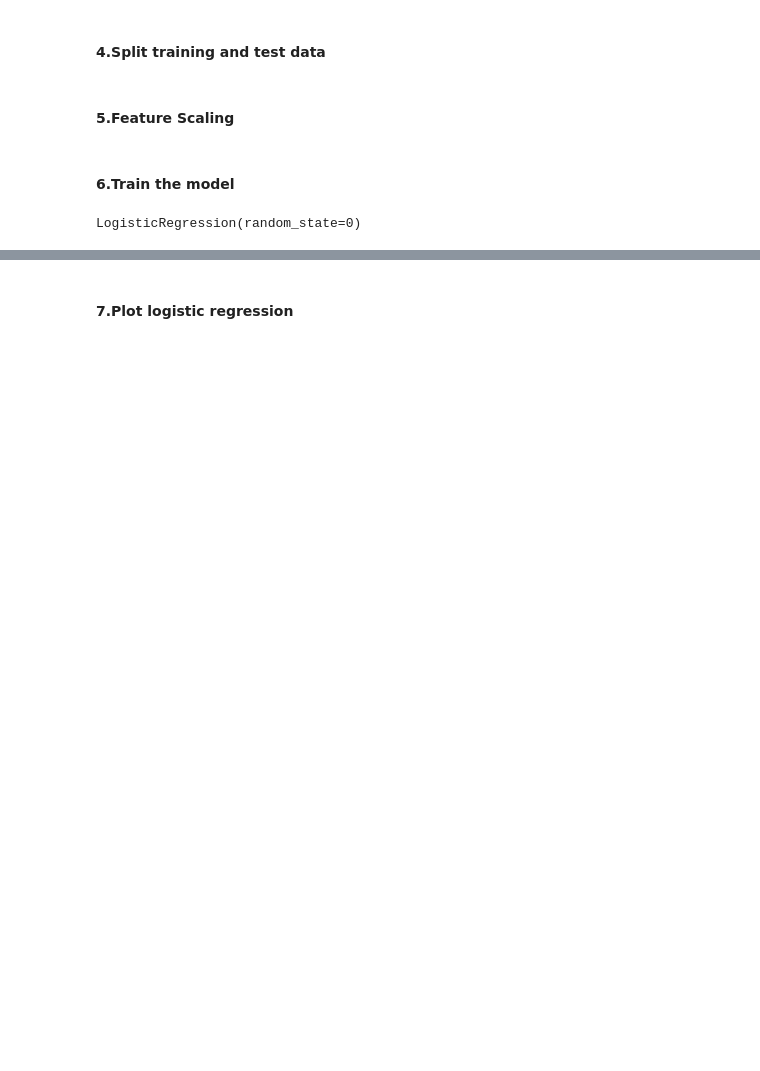
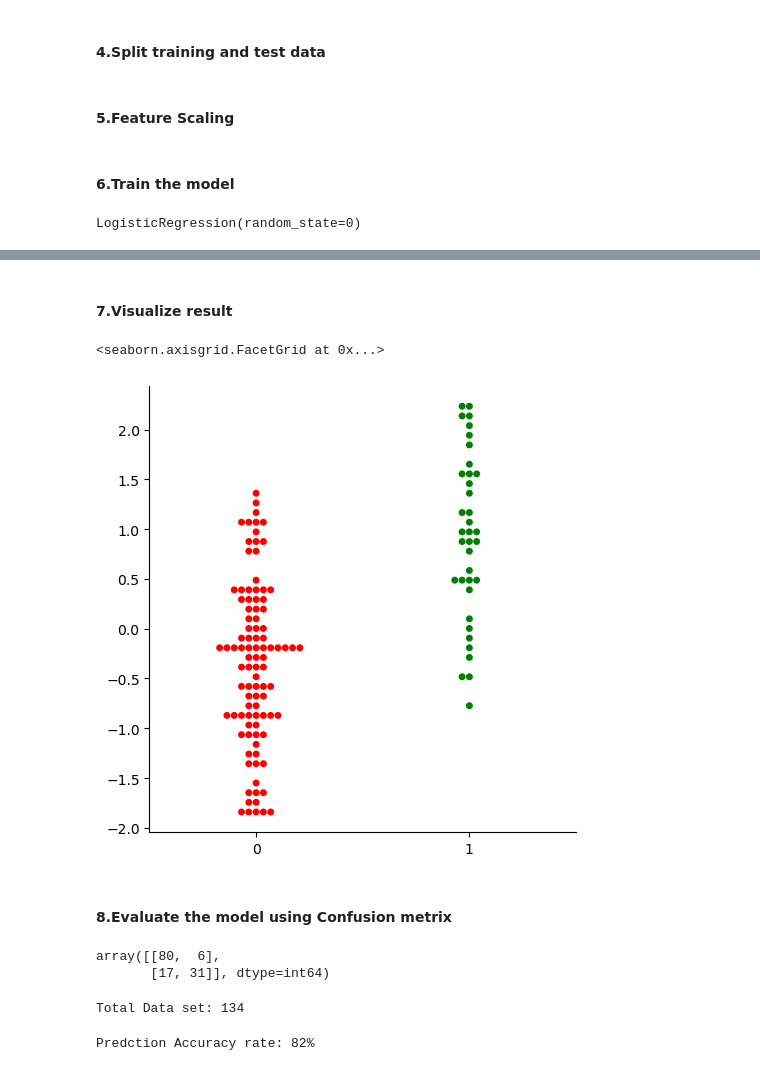
Before and after one commit to ranjanpadhi1/machine-learning, a Jupyter notebook: 2.Logistic Regression (Classfication).ipynb, the cells around one changed output, grey strips where cells are left out. Saved outputs shown, nothing was run; the diff lists cells and outputs as text; code cells hidden in the pictures; blank space fills up the shorter version.

```diff
--- a/2.Logistic Regression (Classfication).ipynb
+++ b/2.Logistic Regression (Classfication).ipynb
@@ -97,3 +81,27 @@ array([0, 0, 0, 0, 0, 1, 1, 0, 1, 1, 1, 1, 0, 0, 0, 0, 0, 0, 0, 0, 0, 0,
        1, 0], dtype=int64)
 # %% [markdown]
-#### 7.Plot logistic regression
+#### 7.Visualize result
+# %%
+sns.catplot(x=y_predict, y=x_test[:, 0], kind='swarm', palette=['red', 'green'])
+# %% [output]
+<seaborn.axisgrid.FacetGrid at 0x...>
+[figure, added]
+# %% [markdown]
+#### 8.Evaluate the model using Confusion metrix
+# %%
+from sklearn.metrics import confusion_matrix
+matrix = confusion_matrix(y_test, y_predict)
+m = matrix.flatten()
+matrix
+# %% [output]
+array([[80,  6],
+       [17, 31]], dtype=int64)
+# %%
+print('Total Data set:', sum(m))
+# %% [output]
+Total Data set: 134
+# %%
+accuracy = int((m[0] + m[3]) / sum(m) * 100)
+print(f'Predction Accuracy rate: {accuracy}%')
+# %% [output]
+Predction Accuracy rate: 82%
```
Also changed, not shown: parts of 5 cells of this notebook, 3 other files.
